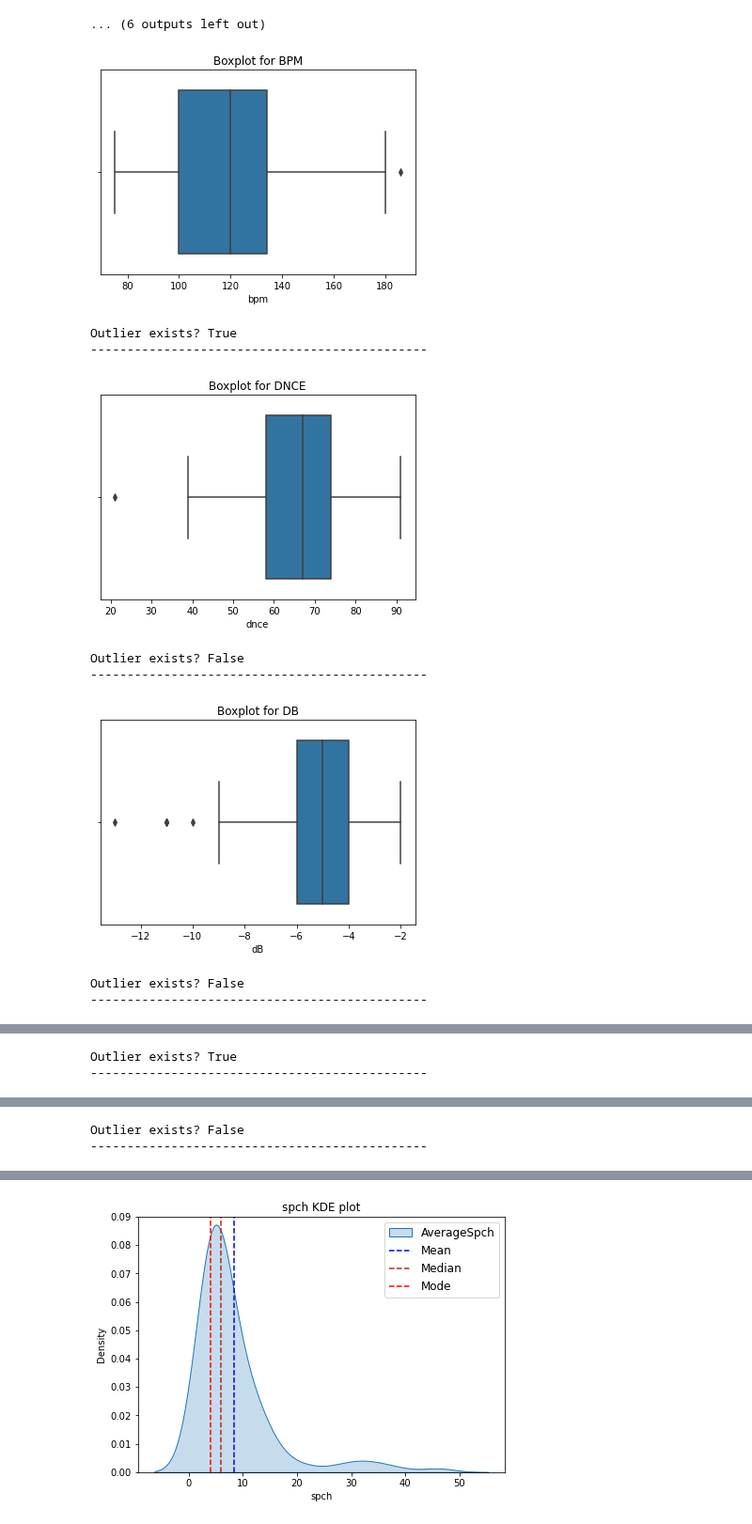
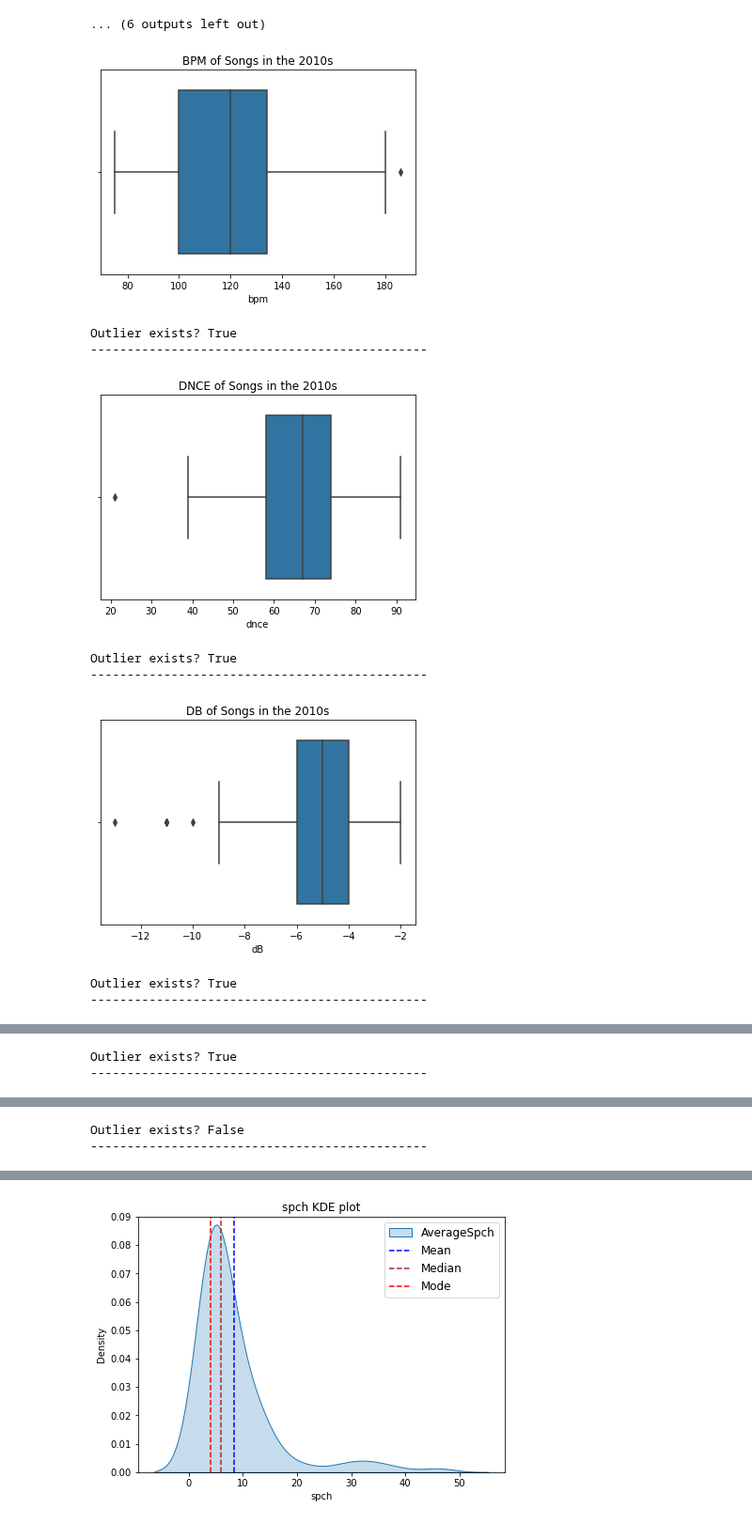
Before and after one commit to whenwe177/aids-final-project, a Jupyter notebook: ipynbs/eda10s.ipynb, the cells around one changed output, grey strips where cells are left out. Shown at 94% size. Saved outputs shown, nothing was run; the diff lists cells and outputs as text; code cells hidden in the pictures.

```diff
--- a/ipynbs/eda10s.ipynb
+++ b/ipynbs/eda10s.ipynb
@@ -176,25 +176,25 @@ DUR Description
 # %%
 ## Boxplot visualization
 for df in dfs:
-    plt.title(f'Boxplot for {df.upper()}')
+    plt.title(f'{df.upper()} of Songs in the 2010s')
     sns.boxplot(x=df, data=song10s)
     plt.show()
 
     curr_df  = song10s[df]
     Q1 = np.percentile(curr_df, 25)
     Q3 = np.percentile(curr_df, 75)
     IQR = Q3-Q1  # Interquartile range
 
     RLB = Q1 - 1.5*IQR
     RUB = Q3 + 1.5*IQR
-    print("Outlier exists?", np.max(curr_df) > RUB, "\n----------------------------------------------")
+    print("Outlier exists?", np.max(curr_df) > RUB or np.min(curr_df) < RLB, "\n----------------------------------------------")
 # %% [output]
-[figure, old version]
+[figure, new version]
 Outlier exists? True
 ----------------------------------------------
-[figure, old version]
+[figure, new version]
-Outlier exists? False
+Outlier exists? True
 ----------------------------------------------
-[figure, old version]
+[figure, new version]
-Outlier exists? False
+Outlier exists? True
 ----------------------------------------------
```
Also changed, not shown: parts of 3 cells of this notebook.
